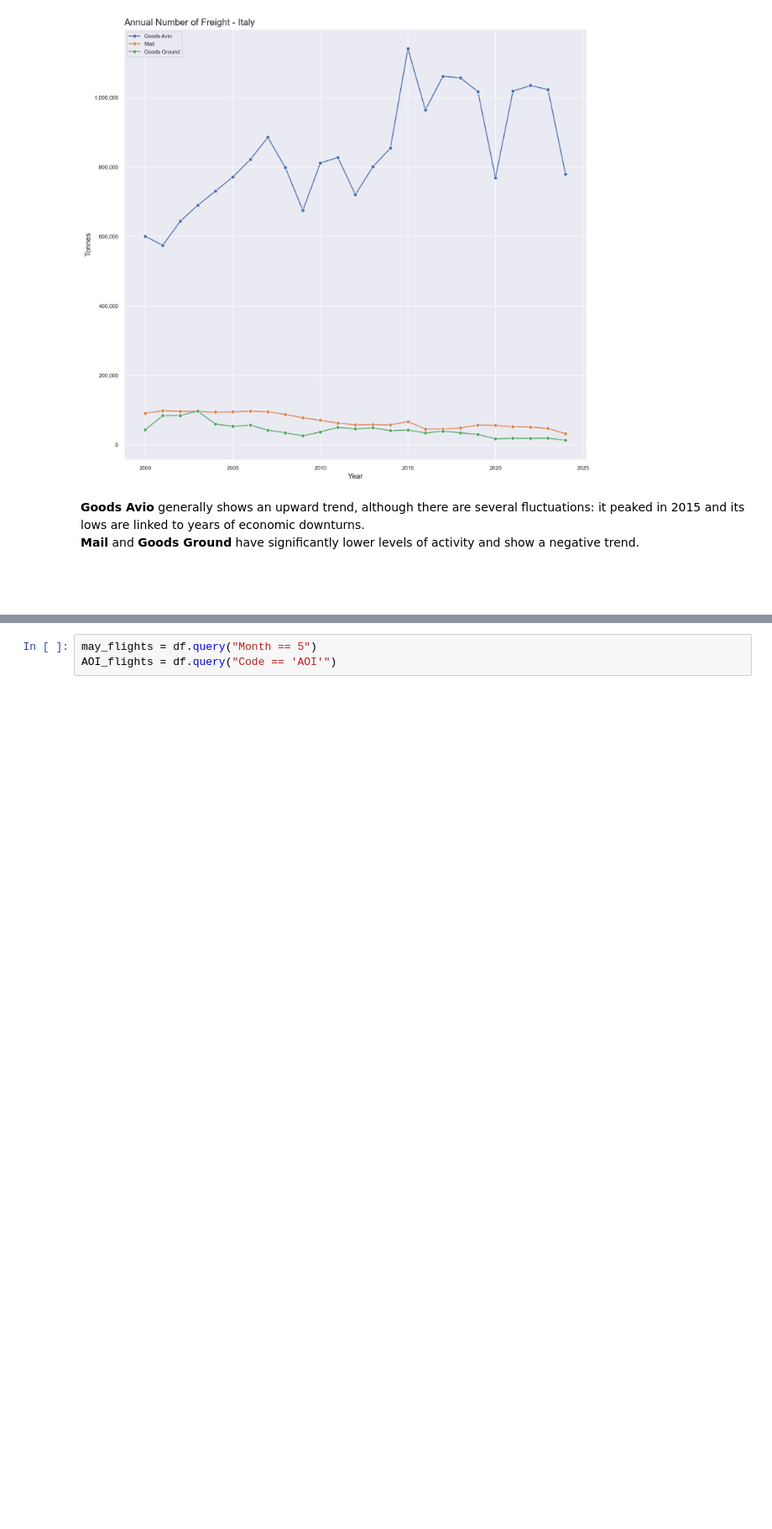
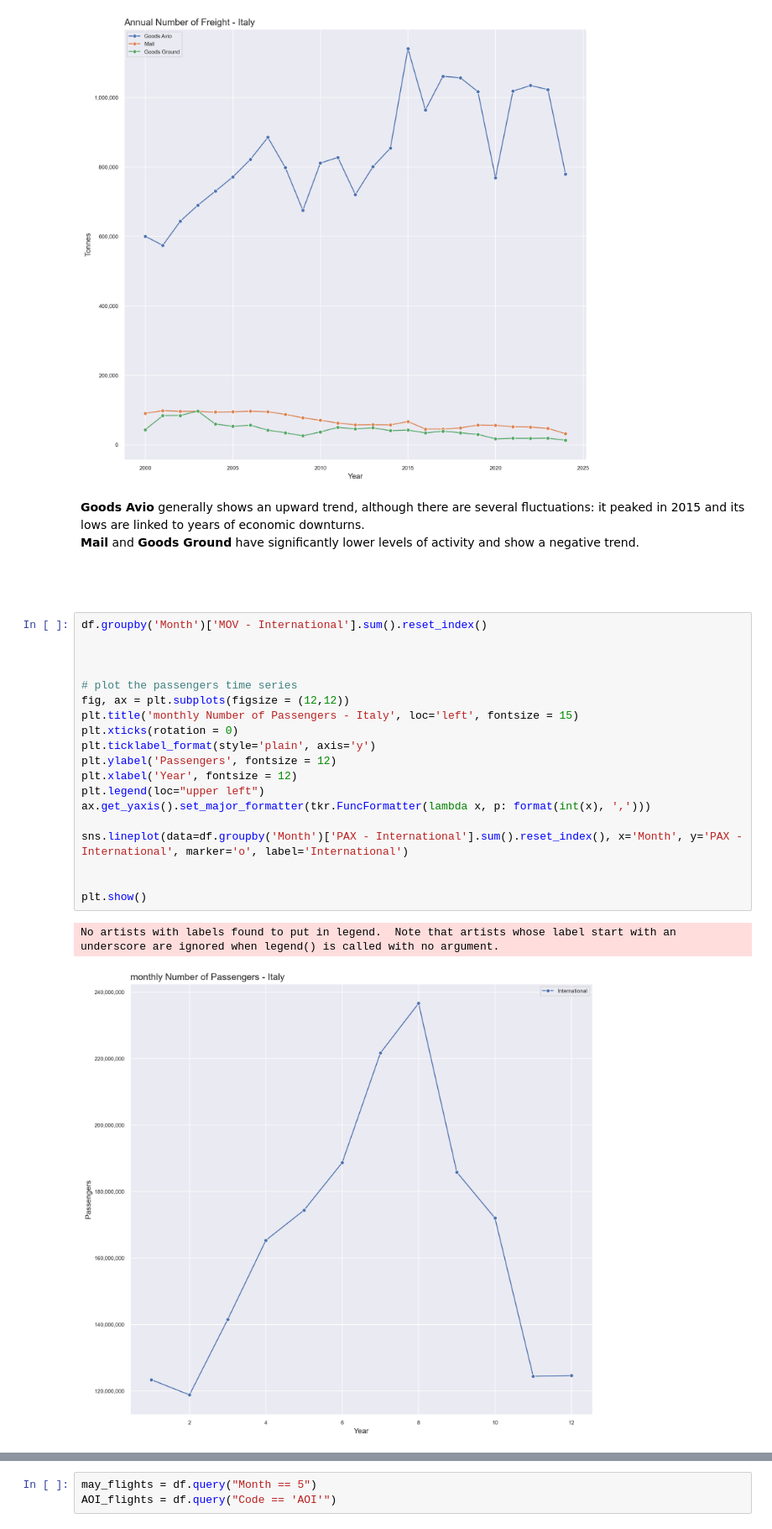
Before and after one commit to fedfioravanti/Italian_Airports, a Jupyter notebook: ItalyAirports_02_EDA.ipynb, the cells around one changed output, grey strips where cells are left out. Shown at 84% size. Saved outputs shown, nothing was run; the diff lists cells and outputs as text; blank space fills up the shorter version.

```diff
--- a/ItalyAirports_02_EDA.ipynb
+++ b/ItalyAirports_02_EDA.ipynb
@@ -258,3 +246,25 @@ No artists with labels found to put in legend.  Note that artists whose label st
 **Mail** and **Goods Ground** have significantly lower levels of activity and show a negative trend.
 
   <br/><br/>
+# %%
+df.groupby('Month')['MOV - International'].sum().reset_index()
+
+
+
+# plot the passengers time series
+fig, ax = plt.subplots(figsize = (12,12))
+plt.title('monthly Number of Passengers - Italy', loc='left', fontsize = 15)
+plt.xticks(rotation = 0)
+plt.ticklabel_format(style='plain', axis='y')
+plt.ylabel('Passengers', fontsize = 12)
+plt.xlabel('Year', fontsize = 12)
+plt.legend(loc="upper left")
+ax.get_yaxis().set_major_formatter(tkr.FuncFormatter(lambda x, p: format(int(x), ',')))
+
+sns.lineplot(data=df.groupby('Month')['PAX - International'].sum().reset_index(), x='Month', y='PAX - International', marker='o', label='International')
+
+
+plt.show()
+# %% [output]
+No artists with labels found to put in legend.  Note that artists whose label start with an underscore are ignored when legend() is called with no argument.
+[figure, added]
```
Also changed, not shown: parts of 3 cells of this notebook.
